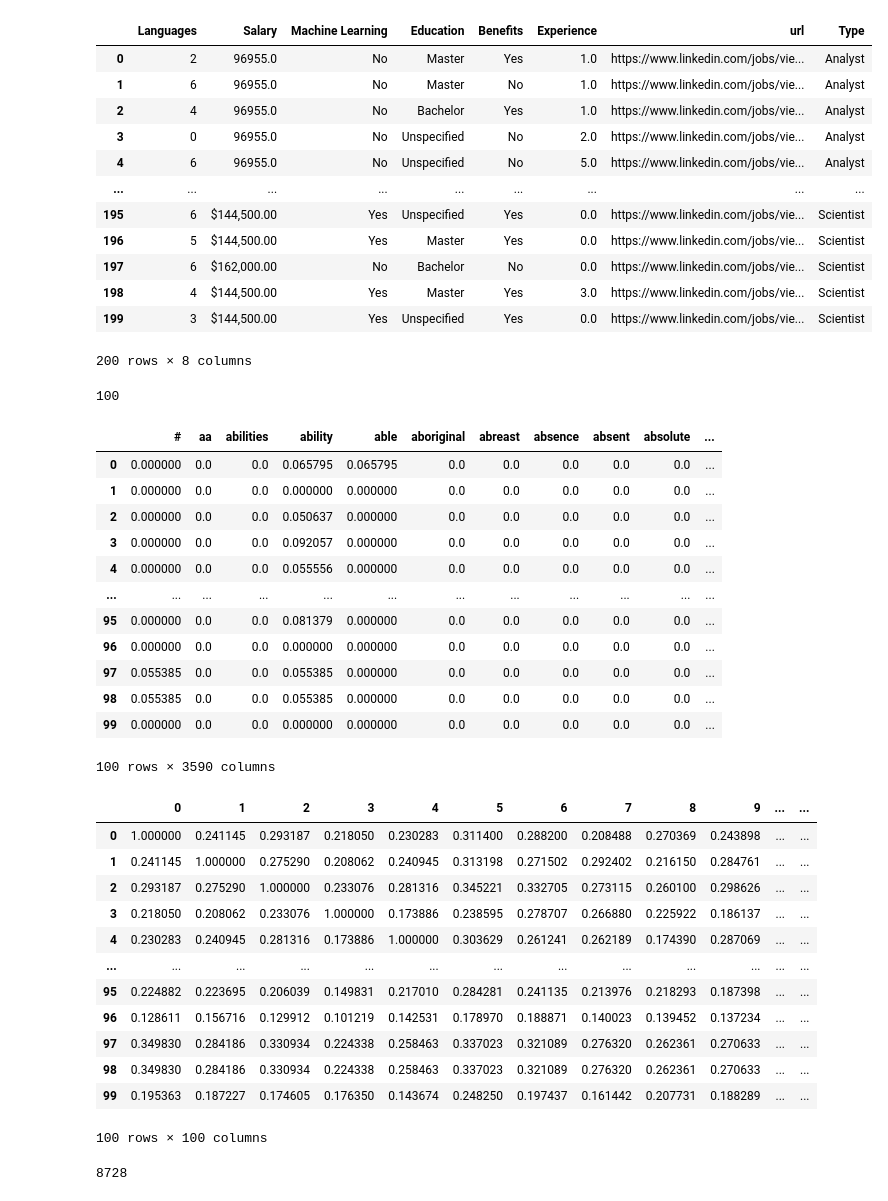
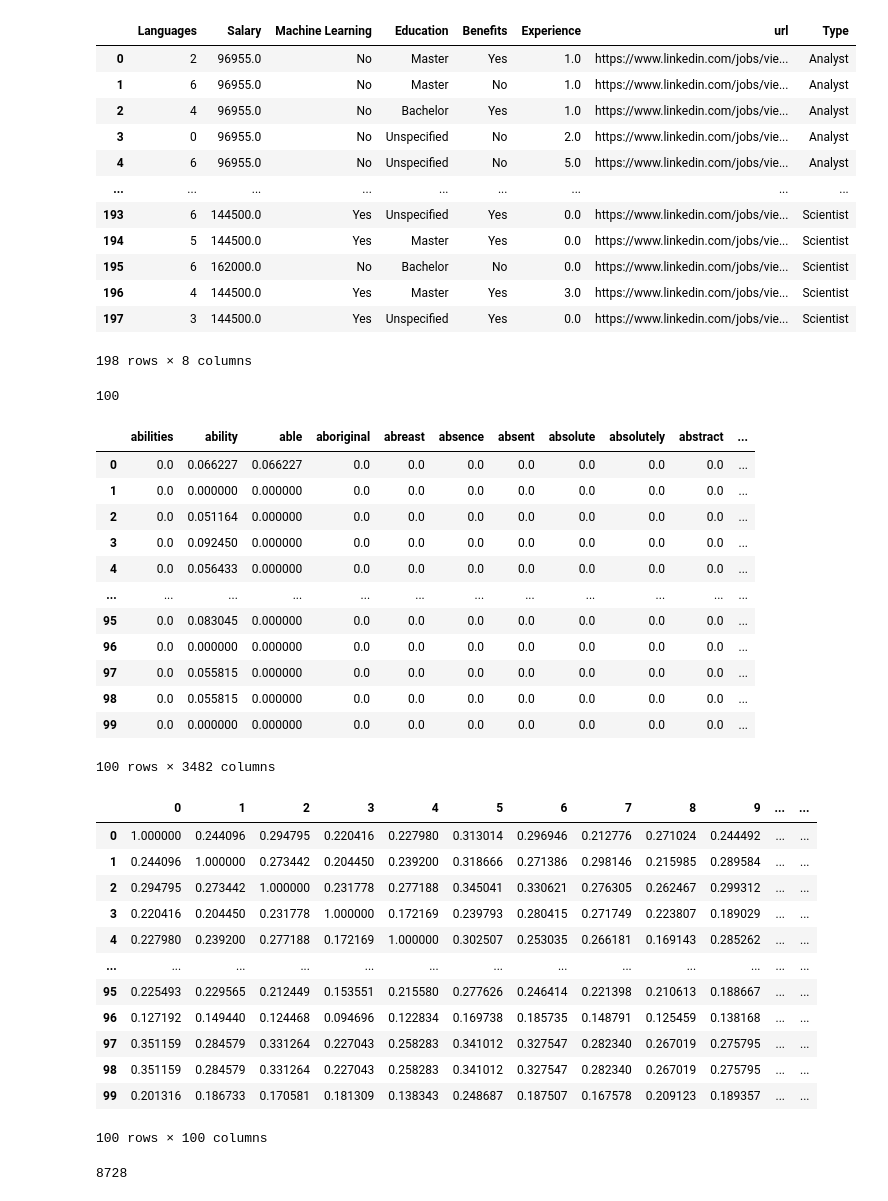
Before and after one commit to clwchanx/STA-141B, a Jupyter notebook: NLP.ipynb, the cells around one changed output. Cells and saved outputs as stored; diff of their text form; code cells hidden in the pictures.

```diff
--- a/NLP.ipynb
+++ b/NLP.ipynb
@@ -56,3 +56,12 @@ def unlist(LIST):
 # %%
 analyst = pd.read_csv('data_analyst.csv')
 science = pd.read_csv('data_scientist.csv')
+# %%
+science
+def f(x):
+    x = x.strip('$')
+    x = x.replace(',','')
+    return x
+science.loc[~science['Salary'].isna(),'Salary'] = science.loc[~science['Salary'].isna(),'Salary'].map(f)
+science['Salary'] = science['Salary'].astype(float)
+science
@@ -59,22 +82,23 @@ science = pd.read_csv('data_scientist.csv')
 # %%
 df = pd.concat([analyst,science])
 df = df.iloc[:,1:]
+df = df.drop_duplicates()
 df = df.reset_index(drop = True)
 df
 # %% [output]
 |  | Languages | Salary | Machine Learning | Education | Benefits | Experience | url | Type |
 | 0 | 2 | 96955.0 | No | Master | Yes | 1.0 | https://www.linkedin.com/jobs/vie... | Analyst |
 | 1 | 6 | 96955.0 | No | Master | No | 1.0 | https://www.linkedin.com/jobs/vie... | Analyst |
 | 2 | 4 | 96955.0 | No | Bachelor | Yes | 1.0 | https://www.linkedin.com/jobs/vie... | Analyst |
 | 3 | 0 | 96955.0 | No | Unspecified | No | 2.0 | https://www.linkedin.com/jobs/vie... | Analyst |
 | 4 | 6 | 96955.0 | No | Unspecified | No | 5.0 | https://www.linkedin.com/jobs/vie... | Analyst |
 | ... | ... | ... | ... | ... | ... | ... | ... | ... |
-| 195 | 6 | $144,500.00 | Yes | Unspecified | Yes | 0.0 | https://www.linkedin.com/jobs/vie... | Scientist |
-| 196 | 5 | $144,500.00 | Yes | Master | Yes | 0.0 | https://www.linkedin.com/jobs/vie... | Scientist |
-| 197 | 6 | $162,000.00 | No | Bachelor | No | 0.0 | https://www.linkedin.com/jobs/vie... | Scientist |
-| 198 | 4 | $144,500.00 | Yes | Master | Yes | 3.0 | https://www.linkedin.com/jobs/vie... | Scientist |
-| 199 | 3 | $144,500.00 | Yes | Unspecified | Yes | 0.0 | https://www.linkedin.com/jobs/vie... | Scientist |
+| 193 | 6 | 144500.0 | Yes | Unspecified | Yes | 0.0 | https://www.linkedin.com/jobs/vie... | Scientist |
+| 194 | 5 | 144500.0 | Yes | Master | Yes | 0.0 | https://www.linkedin.com/jobs/vie... | Scientist |
+| 195 | 6 | 162000.0 | No | Bachelor | No | 0.0 | https://www.linkedin.com/jobs/vie... | Scientist |
+| 196 | 4 | 144500.0 | Yes | Master | Yes | 3.0 | https://www.linkedin.com/jobs/vie... | Scientist |
+| 197 | 3 | 144500.0 | Yes | Unspecified | Yes | 0.0 | https://www.linkedin.com/jobs/vie... | Scientist |
-200 rows × 8 columns
+198 rows × 8 columns
 # %%
 analysts = df.loc[df['Type'] == 'Analyst','url']
 analysts = analysts.tolist()
@@ -150,19 +178,19 @@ worddf = pd.DataFrame(sim,
 # %%
 worddf
 # %% [output]
-|  | # | aa | abilities | ability | able | aboriginal | abreast | absence | absent | absolute | ... |
-| 0 | 0.000000 | 0.0 | 0.0 | 0.065795 | 0.065795 | 0.0 | 0.0 | 0.0 | 0.0 | 0.0 | ... |
-| 1 | 0.000000 | 0.0 | 0.0 | 0.000000 | 0.000000 | 0.0 | 0.0 | 0.0 | 0.0 | 0.0 | ... |
-| 2 | 0.000000 | 0.0 | 0.0 | 0.050637 | 0.000000 | 0.0 | 0.0 | 0.0 | 0.0 | 0.0 | ... |
-| 3 | 0.000000 | 0.0 | 0.0 | 0.092057 | 0.000000 | 0.0 | 0.0 | 0.0 | 0.0 | 0.0 | ... |
-| 4 | 0.000000 | 0.0 | 0.0 | 0.055556 | 0.000000 | 0.0 | 0.0 | 0.0 | 0.0 | 0.0 | ... |
+|  | abilities | ability | able | aboriginal | abreast | absence | absent | absolute | absolutely | abstract | ... |
+| 0 | 0.0 | 0.066227 | 0.066227 | 0.0 | 0.0 | 0.0 | 0.0 | 0.0 | 0.0 | 0.0 | ... |
+| 1 | 0.0 | 0.000000 | 0.000000 | 0.0 | 0.0 | 0.0 | 0.0 | 0.0 | 0.0 | 0.0 | ... |
+| 2 | 0.0 | 0.051164 | 0.000000 | 0.0 | 0.0 | 0.0 | 0.0 | 0.0 | 0.0 | 0.0 | ... |
+| 3 | 0.0 | 0.092450 | 0.000000 | 0.0 | 0.0 | 0.0 | 0.0 | 0.0 | 0.0 | 0.0 | ... |
+| 4 | 0.0 | 0.056433 | 0.000000 | 0.0 | 0.0 | 0.0 | 0.0 | 0.0 | 0.0 | 0.0 | ... |
 | ... | ... | ... | ... | ... | ... | ... | ... | ... | ... | ... | ... |
-| 95 | 0.000000 | 0.0 | 0.0 | 0.081379 | 0.000000 | 0.0 | 0.0 | 0.0 | 0.0 | 0.0 | ... |
-| 96 | 0.000000 | 0.0 | 0.0 | 0.000000 | 0.000000 | 0.0 | 0.0 | 0.0 | 0.0 | 0.0 | ... |
-| 97 | 0.055385 | 0.0 | 0.0 | 0.055385 | 0.000000 | 0.0 | 0.0 | 0.0 | 0.0 | 0.0 | ... |
-| 98 | 0.055385 | 0.0 | 0.0 | 0.055385 | 0.000000 | 0.0 | 0.0 | 0.0 | 0.0 | 0.0 | ... |
-| 99 | 0.000000 | 0.0 | 0.0 | 0.000000 | 0.000000 | 0.0 | 0.0 | 0.0 | 0.0 | 0.0 | ... |
+| 95 | 0.0 | 0.083045 | 0.000000 | 0.0 | 0.0 | 0.0 | 0.0 | 0.0 | 0.0 | 0.0 | ... |
+| 96 | 0.0 | 0.000000 | 0.000000 | 0.0 | 0.0 | 0.0 | 0.0 | 0.0 | 0.0 | 0.0 | ... |
+| 97 | 0.0 | 0.055815 | 0.000000 | 0.0 | 0.0 | 0.0 | 0.0 | 0.0 | 0.0 | 0.0 | ... |
+| 98 | 0.0 | 0.055815 | 0.000000 | 0.0 | 0.0 | 0.0 | 0.0 | 0.0 | 0.0 | 0.0 | ... |
+| 99 | 0.0 | 0.000000 | 0.000000 | 0.0 | 0.0 | 0.0 | 0.0 | 0.0 | 0.0 | 0.0 | ... |
-100 rows × 3590 columns
+100 rows × 3482 columns
 # %%
 similarity = pd.DataFrame(sim @ sim.T)
 # %%
@@ -171,17 +199,17 @@ similarity.to_csv('Analyst_Similarity.csv')
 similarity
 # %% [output]
 |  | 0 | 1 | 2 | 3 | 4 | 5 | 6 | 7 | 8 | 9 | ... | ... |
-| 0 | 1.000000 | 0.241145 | 0.293187 | 0.218050 | 0.230283 | 0.311400 | 0.288200 | 0.208488 | 0.270369 | 0.243898 | ... | ... |
-| 1 | 0.241145 | 1.000000 | 0.275290 | 0.208062 | 0.240945 | 0.313198 | 0.271502 | 0.292402 | 0.216150 | 0.284761 | ... | ... |
-| 2 | 0.293187 | 0.275290 | 1.000000 | 0.233076 | 0.281316 | 0.345221 | 0.332705 | 0.273115 | 0.260100 | 0.298626 | ... | ... |
-| 3 | 0.218050 | 0.208062 | 0.233076 | 1.000000 | 0.173886 | 0.238595 | 0.278707 | 0.266880 | 0.225922 | 0.186137 | ... | ... |
-| 4 | 0.230283 | 0.240945 | 0.281316 | 0.173886 | 1.000000 | 0.303629 | 0.261241 | 0.262189 | 0.174390 | 0.287069 | ... | ... |
+| 0 | 1.000000 | 0.244096 | 0.294795 | 0.220416 | 0.227980 | 0.313014 | 0.296946 | 0.212776 | 0.271024 | 0.244492 | ... | ... |
+| 1 | 0.244096 | 1.000000 | 0.273442 | 0.204450 | 0.239200 | 0.318666 | 0.271386 | 0.298146 | 0.215985 | 0.289584 | ... | ... |
+| 2 | 0.294795 | 0.273442 | 1.000000 | 0.231778 | 0.277188 | 0.345041 | 0.330621 | 0.276305 | 0.262467 | 0.299312 | ... | ... |
+| 3 | 0.220416 | 0.204450 | 0.231778 | 1.000000 | 0.172169 | 0.239793 | 0.280415 | 0.271749 | 0.223807 | 0.189029 | ... | ... |
+| 4 | 0.227980 | 0.239200 | 0.277188 | 0.172169 | 1.000000 | 0.302507 | 0.253035 | 0.266181 | 0.169143 | 0.285262 | ... | ... |
 | ... | ... | ... | ... | ... | ... | ... | ... | ... | ... | ... | ... | ... |
-| 95 | 0.224882 | 0.223695 | 0.206039 | 0.149831 | 0.217010 | 0.284281 | 0.241135 | 0.213976 | 0.218293 | 0.187398 | ... | ... |
-| 96 | 0.128611 | 0.156716 | 0.129912 | 0.101219 | 0.142531 | 0.178970 | 0.188871 | 0.140023 | 0.139452 | 0.137234 | ... | ... |
-| 97 | 0.349830 | 0.284186 | 0.330934 | 0.224338 | 0.258463 | 0.337023 | 0.321089 | 0.276320 | 0.262361 | 0.270633 | ... | ... |
-| 98 | 0.349830 | 0.284186 | 0.330934 | 0.224338 | 0.258463 | 0.337023 | 0.321089 | 0.276320 | 0.262361 | 0.270633 | ... | ... |
-| 99 | 0.195363 | 0.187227 | 0.174605 | 0.176350 | 0.143674 | 0.248250 | 0.197437 | 0.161442 | 0.207731 | 0.188289 | ... | ... |
+| 95 | 0.225493 | 0.229565 | 0.212449 | 0.153551 | 0.215580 | 0.277626 | 0.246414 | 0.221398 | 0.210613 | 0.188667 | ... | ... |
+| 96 | 0.127192 | 0.149440 | 0.124468 | 0.094696 | 0.122834 | 0.169738 | 0.185735 | 0.148791 | 0.125459 | 0.138168 | ... | ... |
+| 97 | 0.351159 | 0.284579 | 0.331264 | 0.227043 | 0.258283 | 0.341012 | 0.327547 | 0.282340 | 0.267019 | 0.275795 | ... | ... |
+| 98 | 0.351159 | 0.284579 | 0.331264 | 0.227043 | 0.258283 | 0.341012 | 0.327547 | 0.282340 | 0.267019 | 0.275795 | ... | ... |
+| 99 | 0.201316 | 0.186733 | 0.170581 | 0.181309 | 0.138343 | 0.248687 | 0.187507 | 0.167578 | 0.209123 | 0.189357 | ... | ... |
 100 rows × 100 columns
 # %%
 ((similarity <.3) & (similarity>.1)).values.sum()
```
Also changed, not shown: parts of 17 cells of this notebook, 3 other files.
